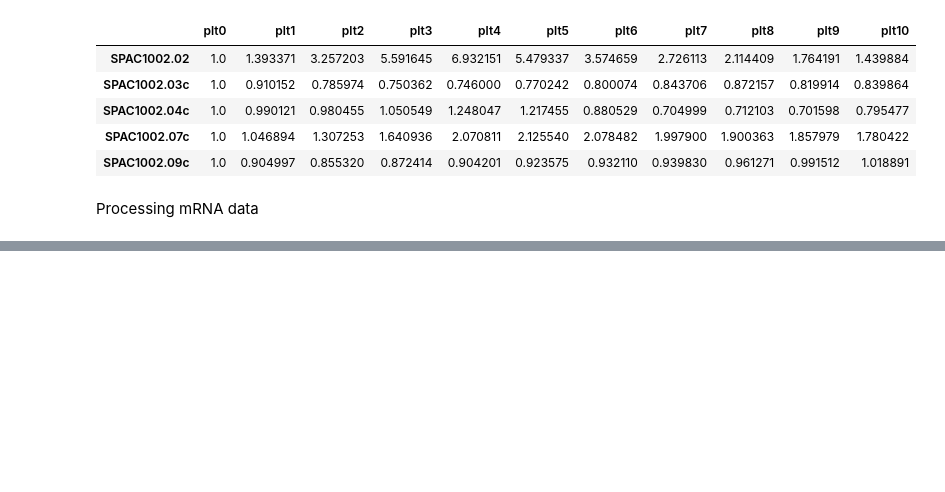
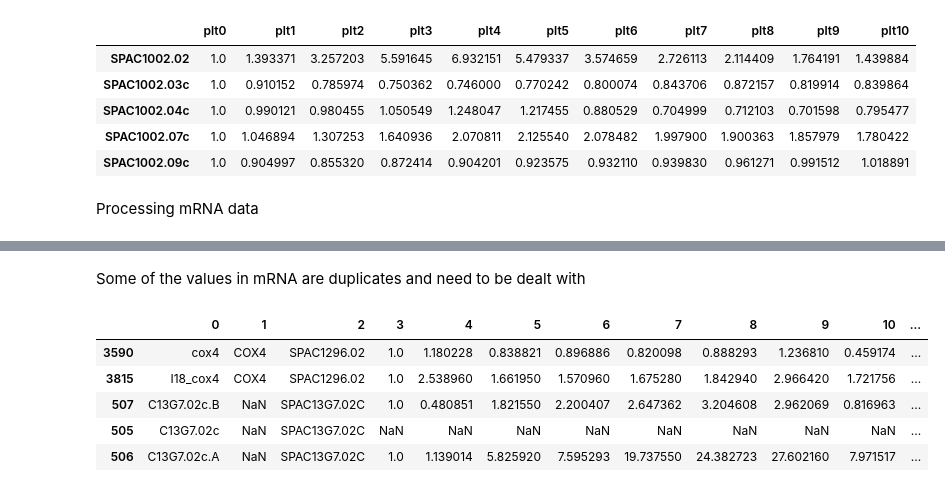
Before and after one commit to lfkrapp/easy-pancake, a Jupyter notebook: Project.ipynb, the cells around one changed output, grey strips where cells are left out. Saved outputs shown, nothing was run; the diff lists cells and outputs as text; code cells hidden in the pictures; blank space fills up the shorter version.

```diff
--- a/Project.ipynb
+++ b/Project.ipynb
@@ -85,3 +91,21 @@ data_mRNA.head()
 | SPAC9E9.12C | 1.0 | 2.112546 | 0.906822 | 0.565746 | 0.535220 | 1.224398 | 10.170195 | 7.380023 | 4.455168 | 2.804587 | 1.657471 | ... |
 | SPBC1105.04C | 1.0 | 1.351277 | 0.884985 | 0.705397 | 0.401055 | 0.202862 | 0.175360 | 0.829920 | 0.959749 | 1.121036 | 1.122949 | ... |
 | SPBC1861.02 | 1.0 | 0.816301 | 1.969788 | 1.736116 | 1.057102 | 0.494822 | 0.372226 | 0.533438 | 0.851486 | 0.989702 | 1.115665 | ... |
+# %% [markdown]
+Some of the values in mRNA are duplicates and need to be dealt with
+# %%
+duplicated_data_mRNA = raw_data_mRNA[raw_data_mRNA[[2]].isin(data_mRNA[data_mRNA.index.duplicated()].index).values].copy()
+duplicated_data_mRNA = duplicated_data_mRNA.sort_values([2])
+
+# save duplicated mRNA data
+duplicated_data_mRNA.to_csv('data/duplicated_mRNA.csv')
+
+# show preview
+duplicated_data_mRNA.head()
+# %% [output]
+|  | 0 | 1 | 2 | 3 | 4 | 5 | 6 | 7 | 8 | 9 | 10 | ... |
+| 3590 | cox4 | COX4 | SPAC1296.02 | 1.0 | 1.180228 | 0.838821 | 0.896886 | 0.820098 | 0.888293 | 1.236810 | 0.459174 | ... |
+| 3815 | I18_cox4 | COX4 | SPAC1296.02 | 1.0 | 2.538960 | 1.661950 | 1.570960 | 1.675280 | 1.842940 | 2.966420 | 1.721756 | ... |
+| 507 | C13G7.02c.B | NaN | SPAC13G7.02C | 1.0 | 0.480851 | 1.821550 | 2.200407 | 2.647362 | 3.204608 | 2.962069 | 0.816963 | ... |
+| 505 | C13G7.02c | NaN | SPAC13G7.02C | NaN | NaN | NaN | NaN | NaN | NaN | NaN | NaN | ... |
+| 506 | C13G7.02c.A | NaN | SPAC13G7.02C | 1.0 | 1.139014 | 5.825920 | 7.595293 | 19.737550 | 24.382723 | 27.602160 | 7.971517 | ... |
```
Also changed, not shown: parts of 14 cells of this notebook.
